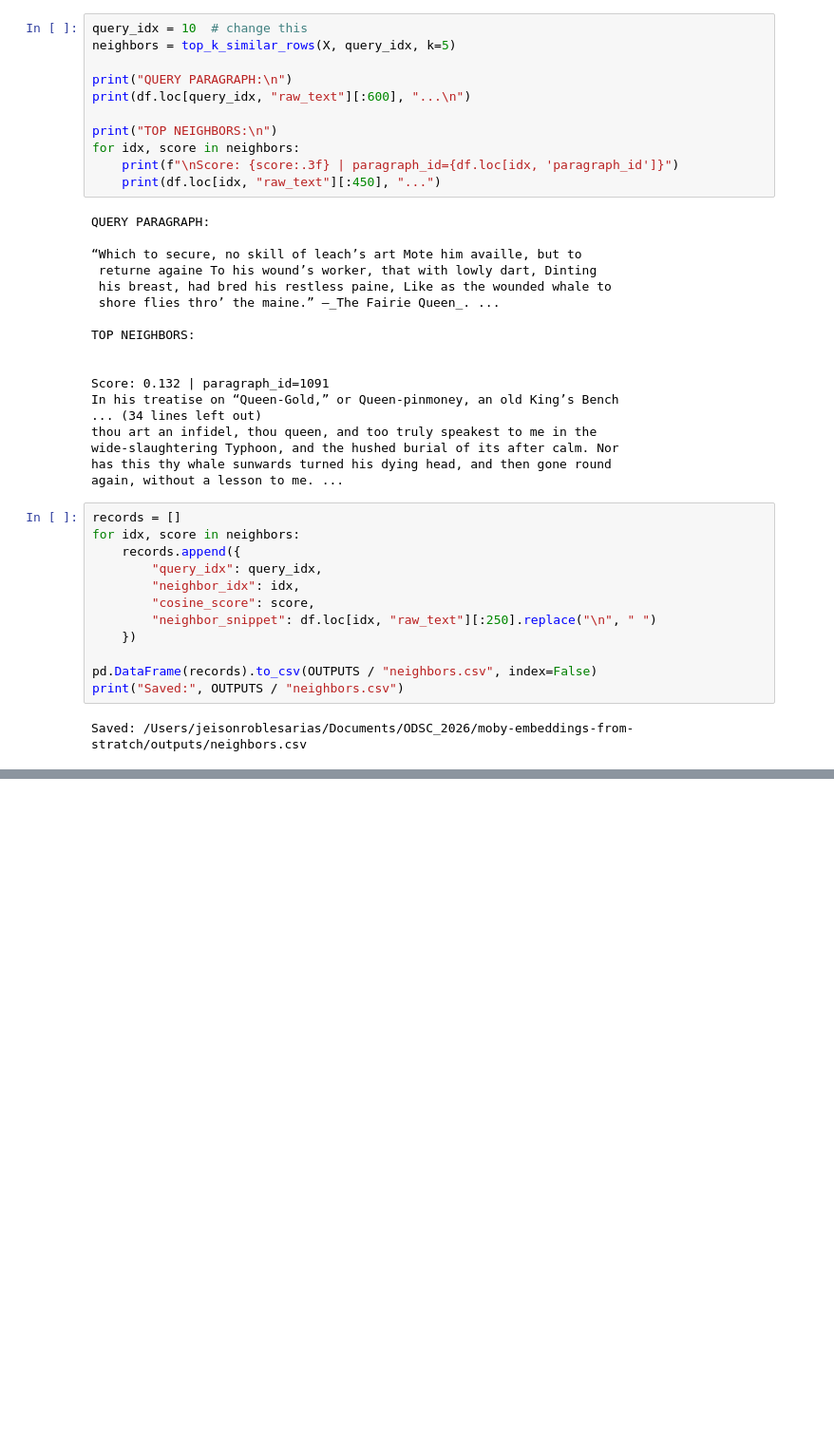
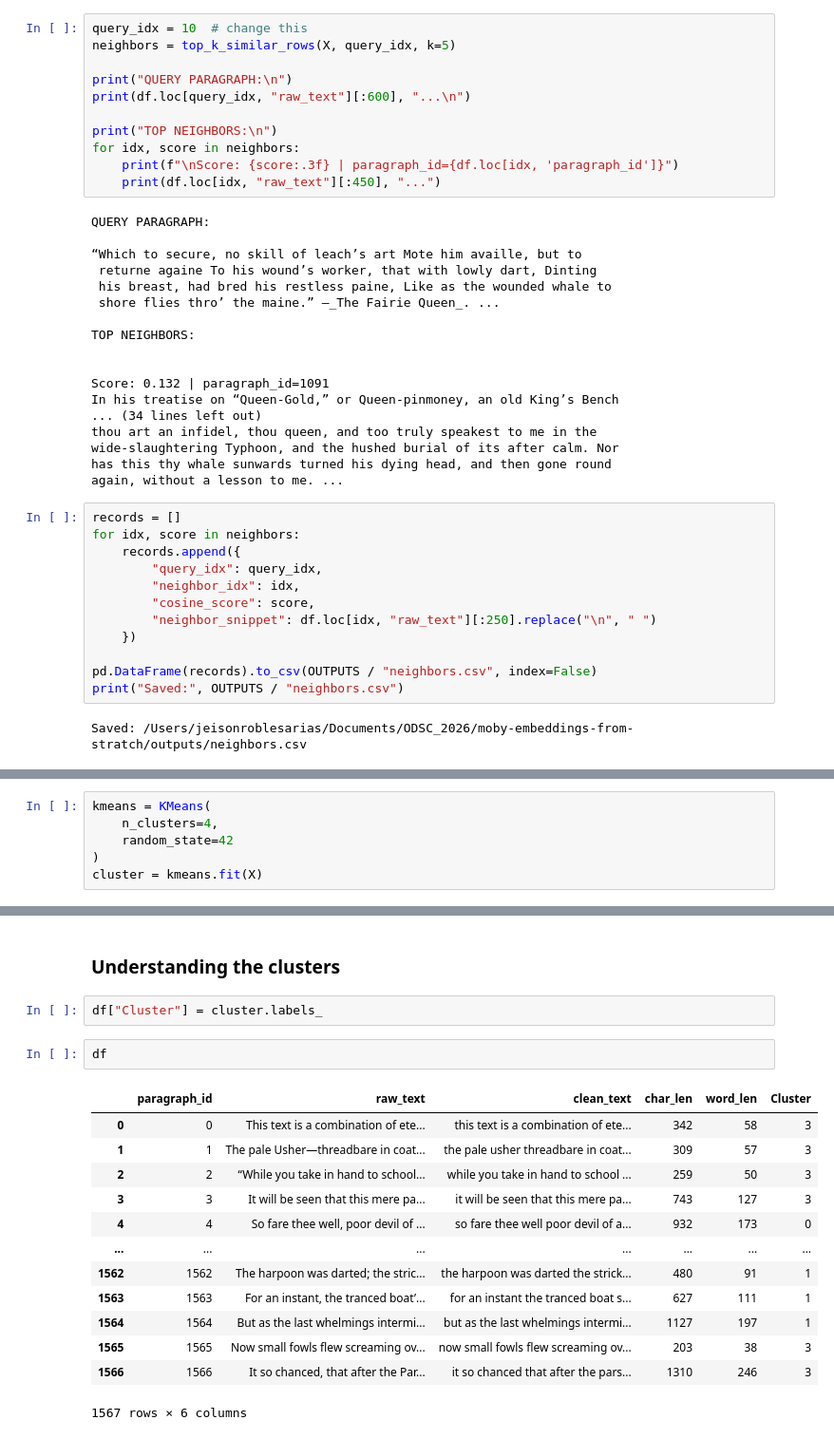
Before and after one commit to JeisonRobles/moby-embeddings-from-scratch, a Jupyter notebook: notebooks/01_vector_semantics_mobydick.ipynb, the cells around one changed output, grey strips where cells are left out. Shown at 95% size. Saved outputs shown, nothing was run; the diff lists cells and outputs as text; blank space fills up the shorter version.

```diff
--- a/notebooks/01_vector_semantics_mobydick.ipynb
+++ b/notebooks/01_vector_semantics_mobydick.ipynb
@@ -215,0 +271,6 @@ Saved plot: /Users/jeisonroblesarias/Documents/ODSC_2026/moby-embeddings-from-st
+# %%
+kmeans = KMeans(
+    n_clusters=4,
+    random_state=42
+)
+cluster = kmeans.fit(X)
@@ -215,0 +298,20 @@ Saved plot: /Users/jeisonroblesarias/Documents/ODSC_2026/moby-embeddings-from-st
+# %% [markdown]
+### Understanding the clusters
+# %%
+df["Cluster"] = cluster.labels_
+# %%
+df
+# %% [output]
+|  | paragraph_id | raw_text | clean_text | char_len | word_len | Cluster |
+| 0 | 0 | This text is a combination of ete... | this text is a combination of ete... | 342 | 58 | 3 |
+| 1 | 1 | The pale Usher—threadbare in coat... | the pale usher threadbare in coat... | 309 | 57 | 3 |
+| 2 | 2 | “While you take in hand to school... | while you take in hand to school ... | 259 | 50 | 3 |
+| 3 | 3 | It will be seen that this mere pa... | it will be seen that this mere pa... | 743 | 127 | 3 |
+| 4 | 4 | So fare thee well, poor devil of ... | so fare thee well poor devil of a... | 932 | 173 | 0 |
+| ... | ... | ... | ... | ... | ... | ... |
+| 1562 | 1562 | The harpoon was darted; the stric... | the harpoon was darted the strick... | 480 | 91 | 1 |
+| 1563 | 1563 | For an instant, the tranced boat’... | for an instant the tranced boat s... | 627 | 111 | 1 |
+| 1564 | 1564 | But as the last whelmings intermi... | but as the last whelmings intermi... | 1127 | 197 | 1 |
+| 1565 | 1565 | Now small fowls flew screaming ov... | now small fowls flew screaming ov... | 203 | 38 | 3 |
+| 1566 | 1566 | It so chanced, that after the Par... | it so chanced that after the pars... | 1310 | 246 | 3 |
+1567 rows × 6 columns
```
Also changed, not shown: parts of 25 cells of this notebook, 1 other file.
